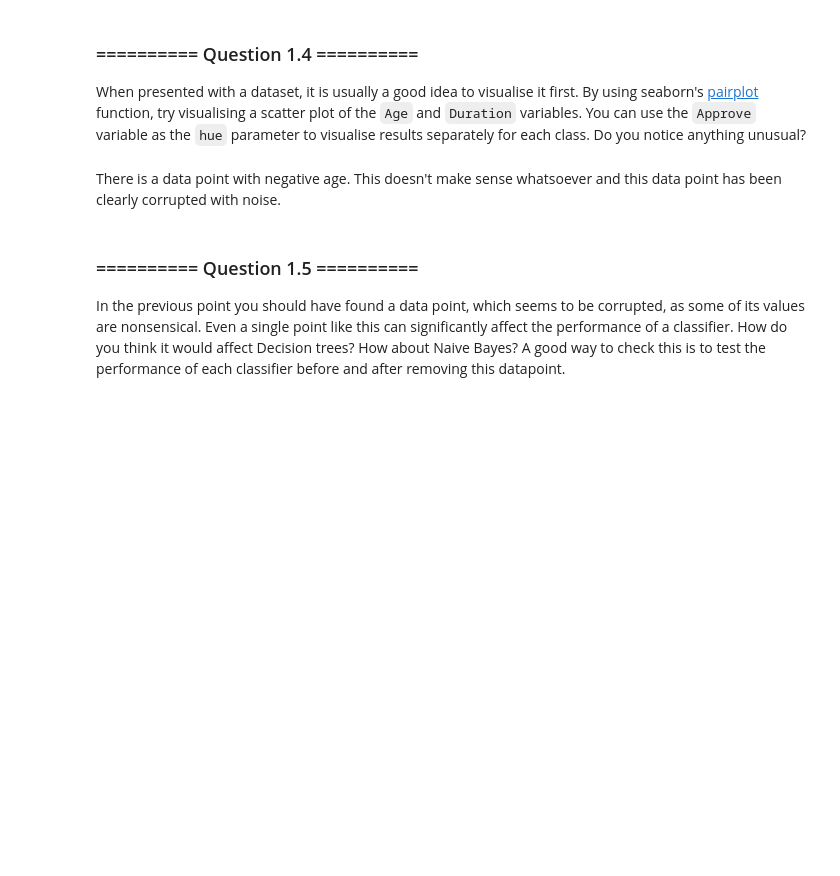
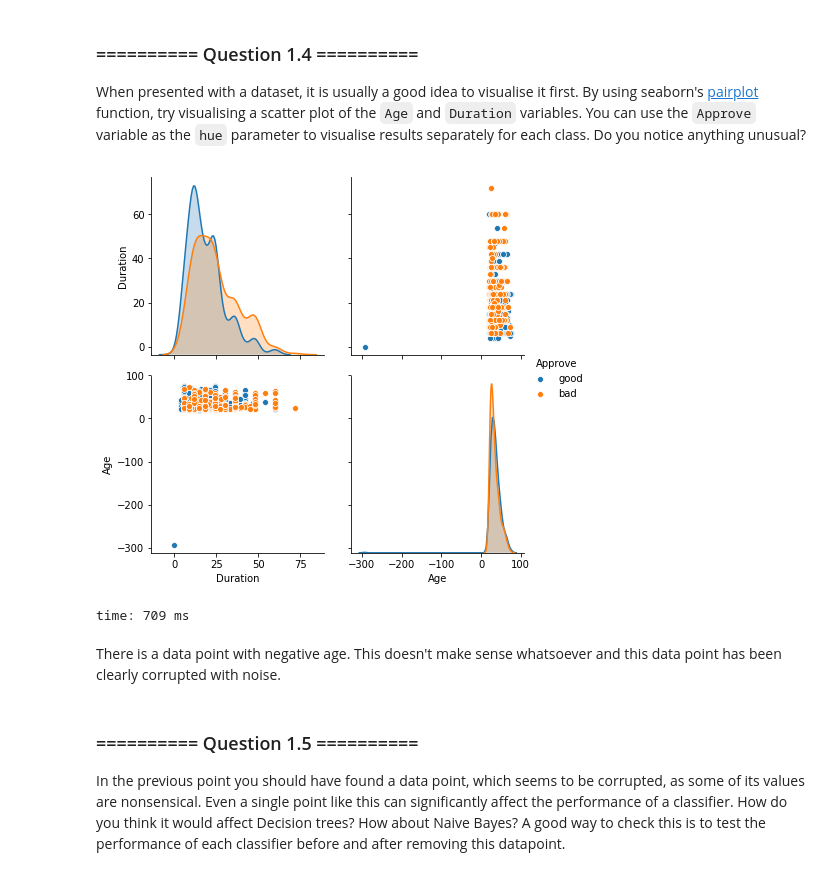
Before and after one commit to adagloria/CA_AI_2020, a Jupyter notebook: 02_Data_Science_and_Machine_Learning_Fundamentals/07_Decision_Trees_Linear_Regression.ipynb, the cells around one changed output. Drawn from its saved outputs; the diff is of its cells as text; code cells hidden in the pictures; blank space fills up the shorter version.

```diff
--- a/02_Data_Science_and_Machine_Learning_Fundamentals/07_Decision_Trees_Linear_Regression.ipynb
+++ b/02_Data_Science_and_Machine_Learning_Fundamentals/07_Decision_Trees_Linear_Regression.ipynb
@@ -65,7 +121,10 @@ pd.set_option('display.max_columns', 0)
 ### ========== Question 1.4 ==========
 When presented with a dataset, it is usually a good idea to visualise it first. By using seaborn's [pairplot](https://seaborn.github.io/generated/seaborn.pairplot.html?highlight=pairplot#seaborn.pairplot) function, try visualising a scatter plot of the `Age` and `Duration` variables. You can use the `Approve` variable as the `hue` parameter to visualise results separately for each class. Do you notice anything unusual?
 # %%
-g = sns.pairplot(data=credit, vars=['Duration', 'Age'], hue='Approve', size=3)
+g = sns.pairplot(data=credit, vars=['Duration', 'Age'], hue='Approve', height=3)
+# %% [output]
+[figure, added]
+time: 709 ms
 # %% [markdown]
 There is a data point with negative age. This doesn't make sense whatsoever and this data point has been clearly corrupted with noise.
 # %% [markdown]
```
Also changed, not shown: parts of 47 cells of this notebook, 1 other file.
